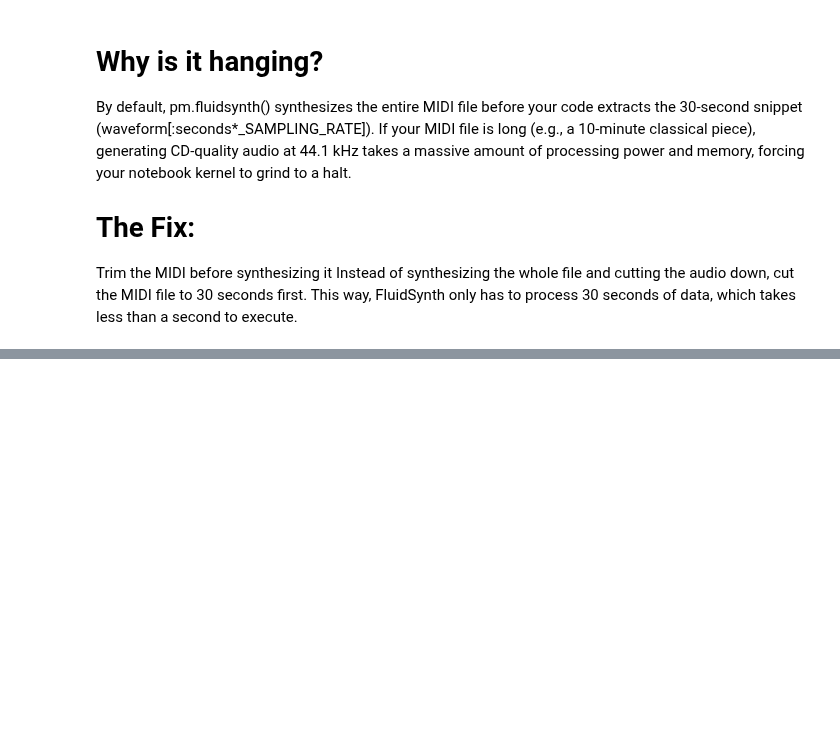
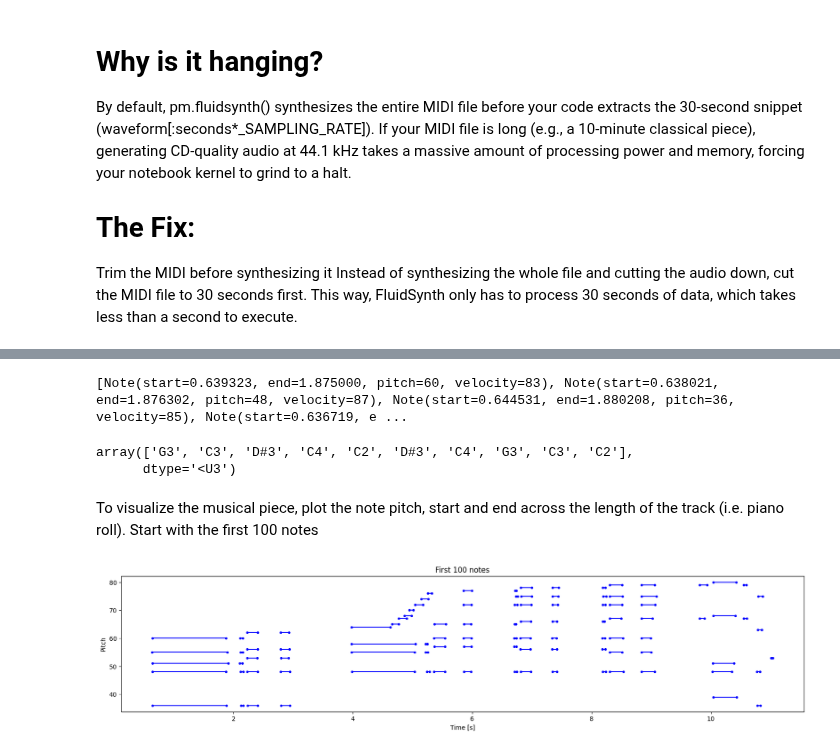
Before and after one commit to riya-rajbhut/music-ai, a Jupyter notebook: basic-neural-network/rnn_basic_neural_network.ipynb, the cells around one changed output, grey strips where cells are left out. Saved outputs shown, nothing was run; the diff lists cells and outputs as text; code cells hidden in the pictures; blank space fills up the shorter version.

Commit message:
Some experiment on generating music and playing it

```diff
--- a/basic-neural-network/rnn_basic_neural_network.ipynb
+++ b/basic-neural-network/rnn_basic_neural_network.ipynb
@@ -129,3 +129,9 @@ def display_audio(pm: pretty_midi.PrettyMIDI, seconds=30):
 display.display(display_audio(pm, seconds=30))
 # %% [output]
 [interactive output not drawn]
+# %%
+# What kind of Instruments are used??
+print('Number of instruments:', len(pm.instruments))
+instrument = pm.instruments[0]
+instrument_name = pretty_midi.program_to_instrument_name(instrument.program)
+print('Instrument name:', instrument_name)
@@ -131,0 +141,6 @@ display.display(display_audio(pm, seconds=30))
+# %%
+for i, note in enumerate(instrument.notes[:10]):
+  note_name = pretty_midi.note_number_to_name(note.pitch)
+  duration = note.end - note.start
+  print(f'{i}: pitch={note.pitch}, note_name={note_name},'
+        f' duration={duration:.4f}')
@@ -131,0 +191,35 @@ display.display(display_audio(pm, seconds=30))
+# %%
+raw_notes = midi_to_notes(sample_file)
+raw_notes.head()
+# Print the raw list of note objects for the first instrument
+print(pm.instruments[0].notes[:20])
+# %% [output]
+[Note(start=0.639323, end=1.875000, pitch=60, velocity=83), Note(start=0.638021, end=1.876302, pitch=48, velocity=87), Note(start=0.644531, end=1.880208, pitch=36, velocity=85), Note(start=0.636719, e ...
+# %%
+get_note_names = np.vectorize(pretty_midi.note_number_to_name)
+sample_note_names = get_note_names(raw_notes['pitch'])
+sample_note_names[:10]
+# %% [output]
+array(['G3', 'C3', 'D#3', 'C4', 'C2', 'D#3', 'C4', 'G3', 'C3', 'C2'],
+      dtype='<U3')
+# %% [markdown]
+To visualize the musical piece, plot the note pitch, start and end across the length of the track (i.e. piano roll). Start with the first 100 notes
+# %%
+def plot_piano_roll(notes: pd.DataFrame, count: Optional[int] = None):
+  if count:
+    title = f'First {count} notes'
+  else:
+    title = f'Whole track'
+    count = len(notes['pitch'])
+  plt.figure(figsize=(20, 4))
+  plot_pitch = np.stack([notes['pitch'], notes['pitch']], axis=0)
+  plot_start_stop = np.stack([notes['start'], notes['end']], axis=0)
+  plt.plot(
+      plot_start_stop[:, :count], plot_pitch[:, :count], color="b", marker=".")
+  plt.xlabel('Time [s]')
+  plt.ylabel('Pitch')
+  _ = plt.title(title)
+# %%
+plot_piano_roll(raw_notes, count=100)
+# %% [output]
+[figure, added]
```
Also changed, not shown: parts of 16 cells of this notebook.
